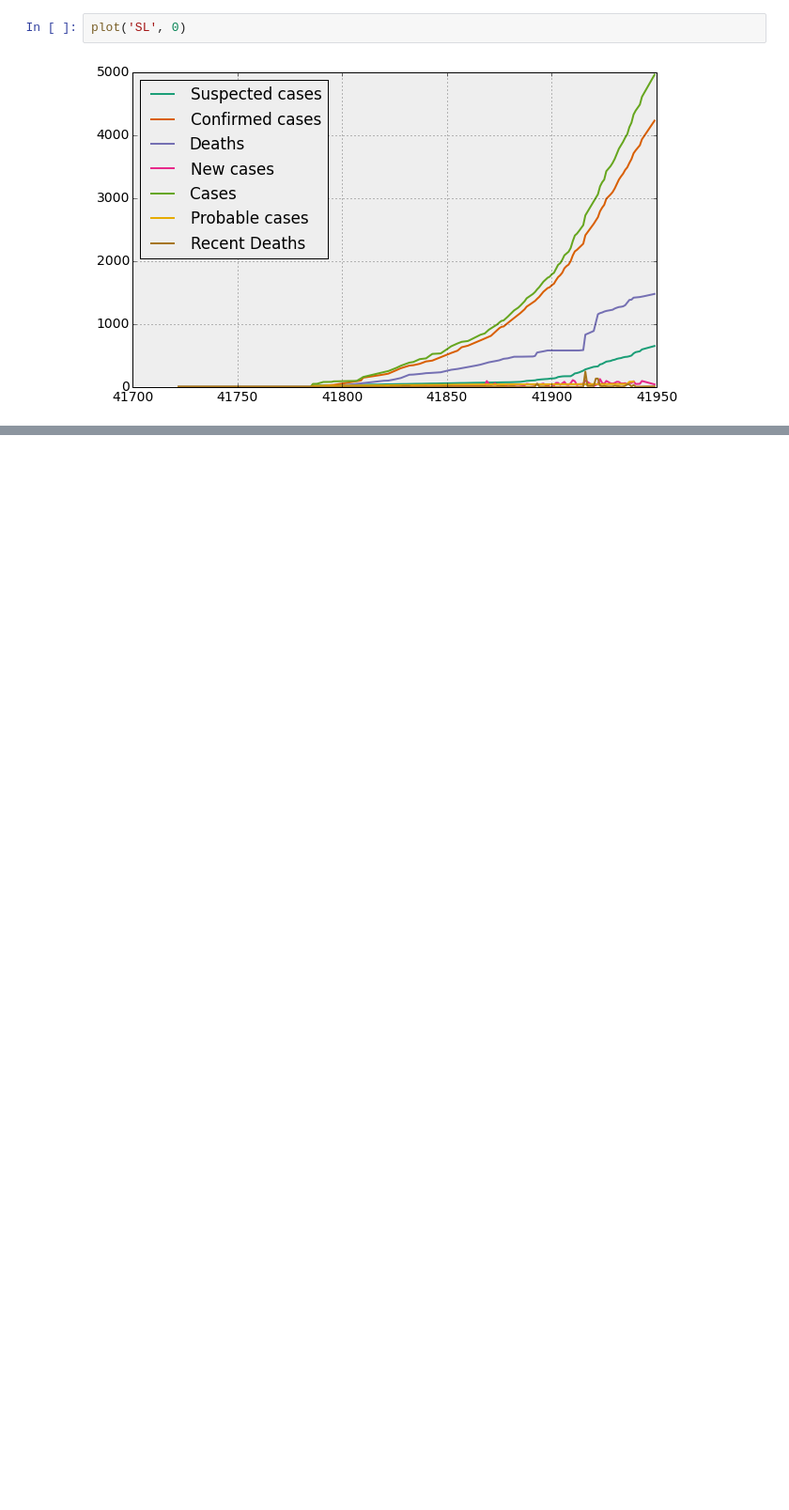
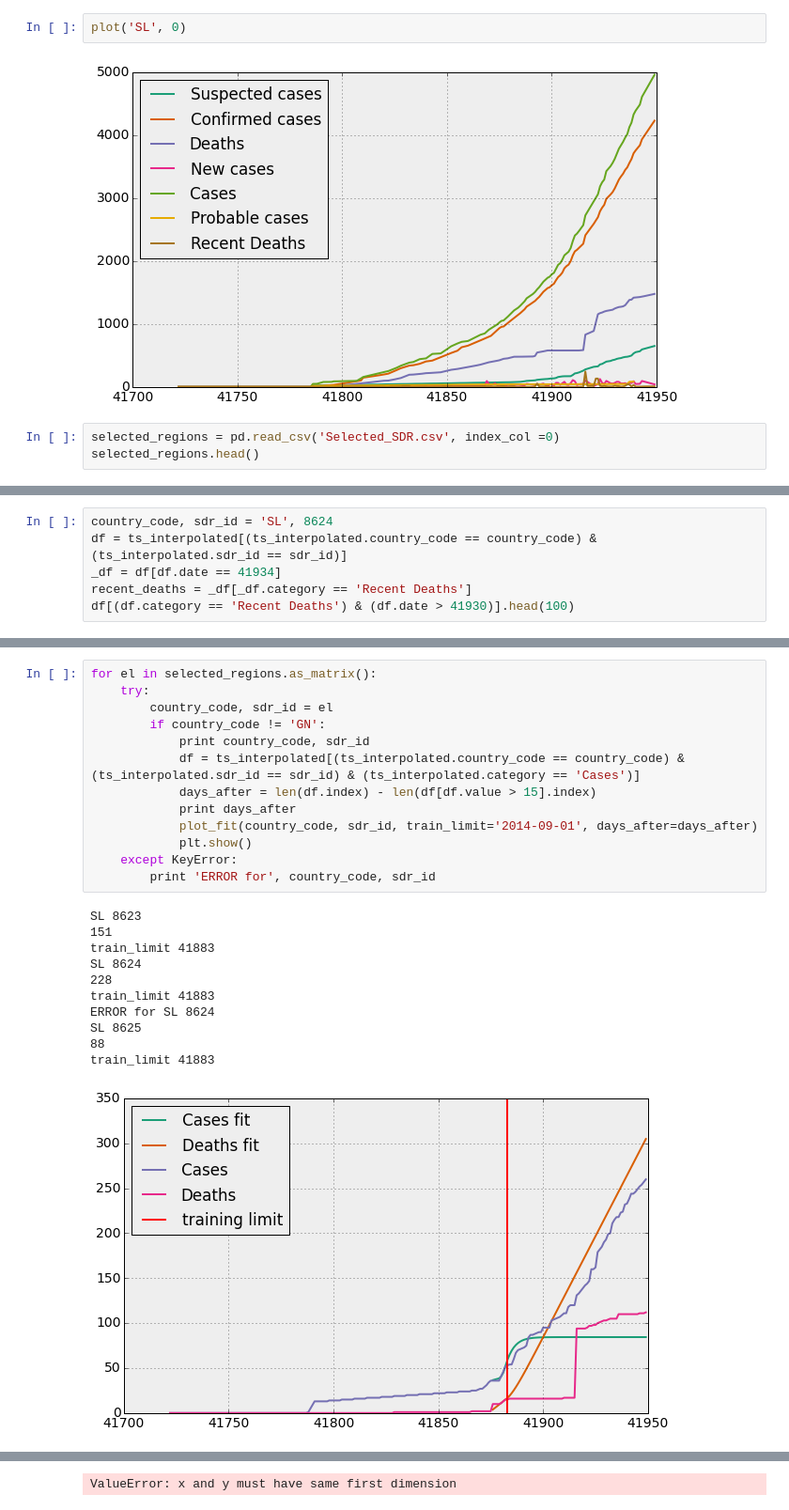
Before and after one commit to gsabran/data-science-project, a Jupyter notebook: code/timeseries.ipynb, the cells around one changed output, grey strips where cells are left out. Shown at 94% size. Cells and saved outputs as stored; diff of their text form; blank space fills up the shorter version.

```diff
--- a/code/timeseries.ipynb
+++ b/code/timeseries.ipynb
@@ -401,3 +402,6 @@ Kurtosis:                      13.246   Cond. No.                         256.
 plot('SL', 0)
 # %% [output]
 [figure]
+# %%
+selected_regions = pd.read_csv('Selected_SDR.csv', index_col =0)
+selected_regions.head()
@@ -403,0 +448,6 @@ plot('SL', 0)
+# %%
+country_code, sdr_id = 'SL', 8624
+df = ts_interpolated[(ts_interpolated.country_code == country_code) & (ts_interpolated.sdr_id == sdr_id)]
+_df = df[df.date == 41934]
+recent_deaths = _df[_df.category == 'Recent Deaths']
+df[(df.category == 'Recent Deaths') & (df.date > 41930)].head(100)
@@ -403,0 +459,25 @@ plot('SL', 0)
+# %%
+for el in selected_regions.as_matrix():
+    try:
+        country_code, sdr_id = el
+        if country_code != 'GN':
+            print country_code, sdr_id
+            df = ts_interpolated[(ts_interpolated.country_code == country_code) & (ts_interpolated.sdr_id == sdr_id) & (ts_interpolated.category == 'Cases')]
+            days_after = len(df.index) - len(df[df.value > 15].index)
+            print days_after
+            plot_fit(country_code, sdr_id, train_limit='2014-09-01', days_after=days_after)
+            plt.show()
+    except KeyError:
+        print 'ERROR for', country_code, sdr_id
+# %% [output]
+SL 8623
+151
+train_limit 41883
+SL 8624
+228
+train_limit 41883
+ERROR for SL 8624
+SL 8625
+88
+train_limit 41883
+[figure, added]
@@ -403,0 +512 @@ plot('SL', 0)
+ValueError: x and y must have same first dimension
```
Also changed, not shown: parts of 9 cells of this notebook, 4 other files.
